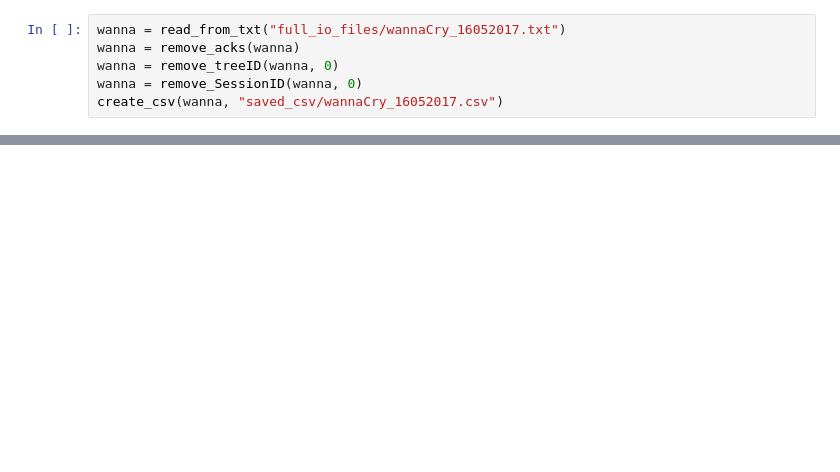
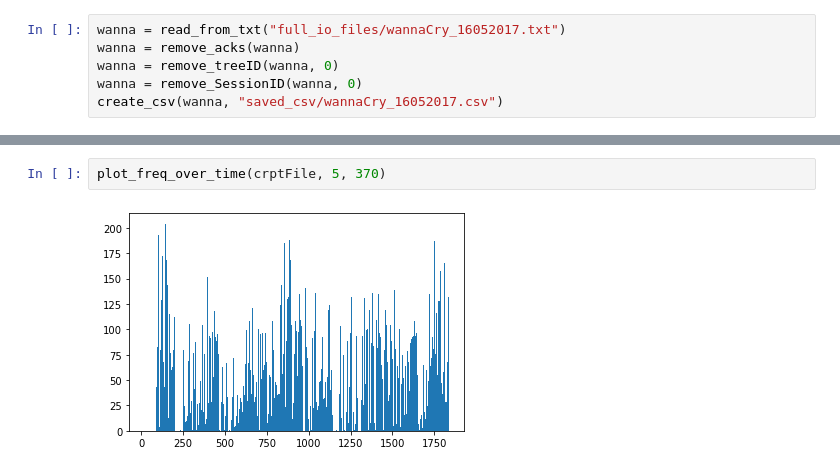
Before and after one commit to cdlewis4553/log_analysis, a Jupyter notebook: pd.ipynb, the cells around one changed output, grey strips where cells are left out. Saved outputs shown, nothing was run; the diff lists cells and outputs as text; blank space fills up the shorter version.

```diff
--- a/pd.ipynb
+++ b/pd.ipynb
@@ -60,0 +111,4 @@ plot_freq_over_time(sopa, 5, 200)
+# %%
+plot_freq_over_time(crptFile, 5, 370)
+# %% [output]
+[figure, added]
```
Also changed, not shown: parts of 14 cells of this notebook, 4 other files.
